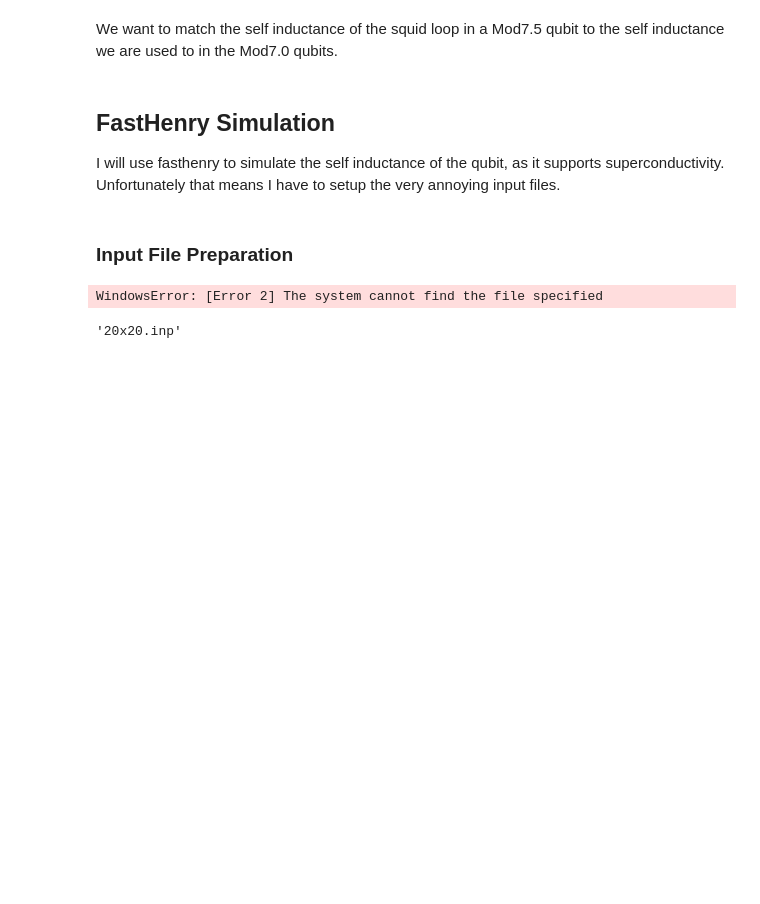
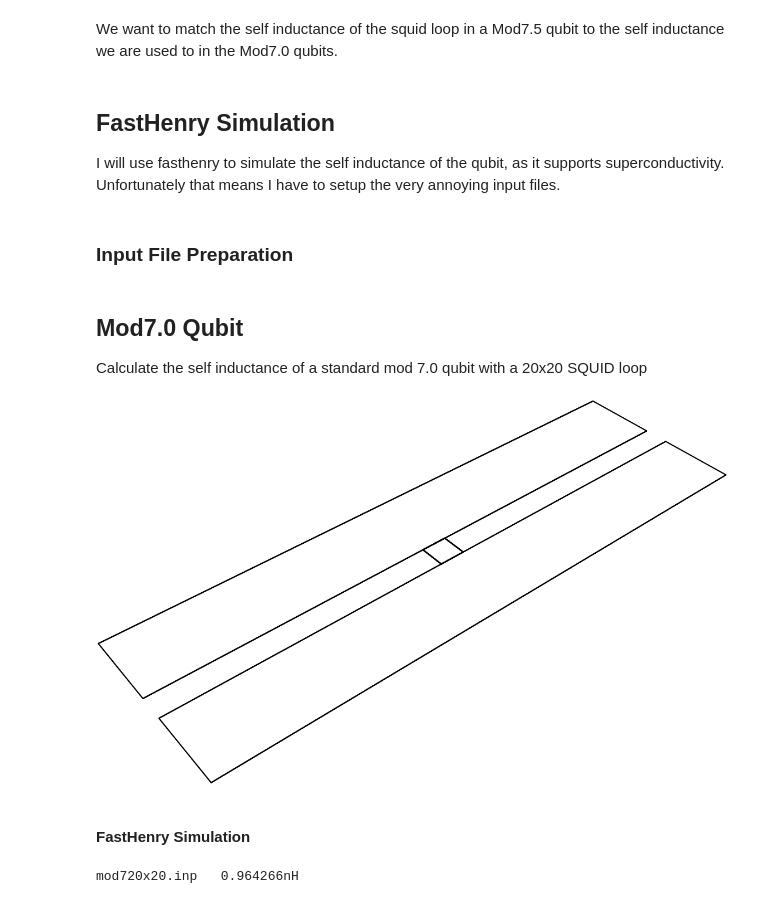
Before and after one commit to Plourde-Research-Lab/Chip-Design, a Jupyter notebook: Qubit Self Inductance Simulations.ipynb, the cells around one changed output. Saved outputs shown, nothing was run; the diff lists cells and outputs as text; code cells hidden in the pictures; blank space fills up the shorter version.

Commit message:
Added simulations of Qubit self inductances for new qubit designs

```diff
--- a/Qubit Self Inductance Simulations.ipynb
+++ b/Qubit Self Inductance Simulations.ipynb
@@ -88,8 +77,20 @@ for height in heights:
-# %%
-subprocess.call(('fasthenry', filename))
-# %% [output]
-WindowsError: [Error 2] The system cannot find the file specified
-# %%
-filename
-# %% [output]
-'20x20.inp'
+# %% [markdown]
+## Mod7.0 Qubit
+Calculate the self inductance of a standard mod 7.0 qubit with a 20x20 SQUID loop
+# %%
+subprocess.call(('fasthenry', '-f', 'simple', 'mod720x20.inp'))
+subprocess.call(('zbuf', 'zbuffile'))
+# Convert to png with preview..
+Image(filename='images/mod720x20.png')
+# %% [output]
+[figure, added]
+# %% [markdown]
+#### FastHenry Simulation
+# %%
+filename = "mod720x20.inp"
+subprocess.call(('fasthenry', filename))
+Ls = loadtxt('Zc.mat', skiprows=2, dtype=complex)[1]
+Ls = Ls.imag
+print("{}\t{}nH").format(filename, str(Ls*1e9))
+# %% [output]
+mod720x20.inp   0.964266nH
```
Also changed, not shown: parts of 9 cells of this notebook, 40 other files.
